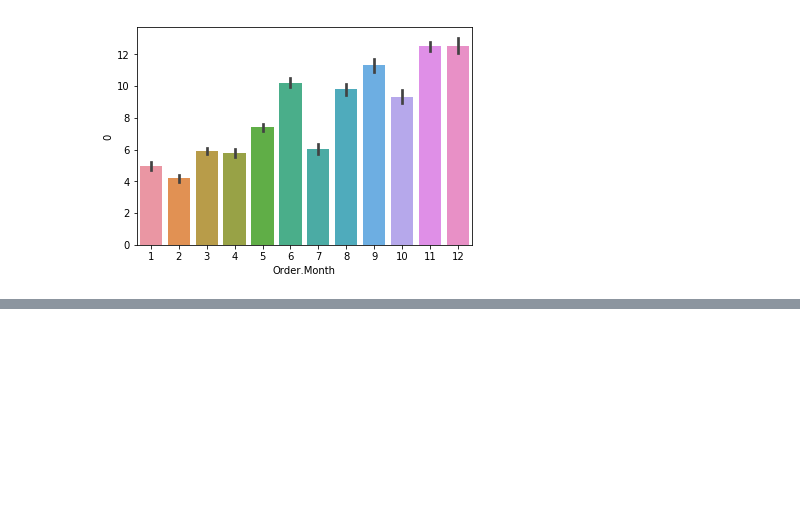
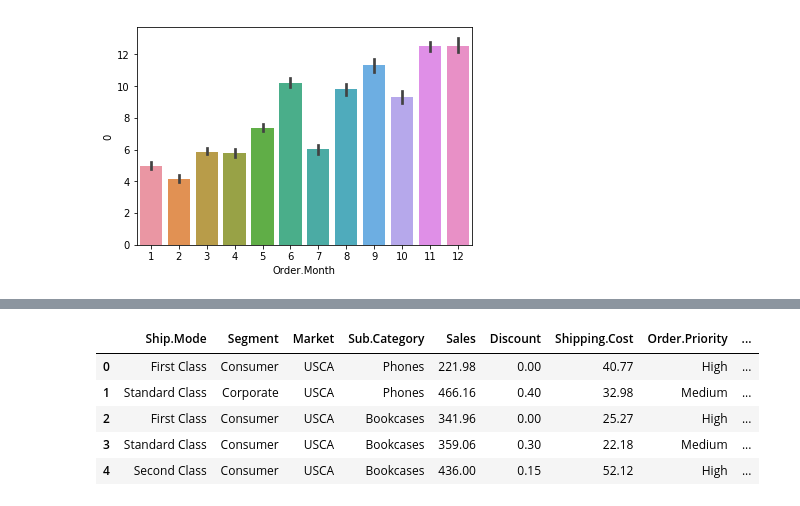
Before and after one commit to cchen17/machine-learning_house-prices, a Jupyter notebook: dave/machine_learning_lab/MachineLearningLab_DavidCorrigan.ipynb, the cells around one changed output, grey strips where cells are left out. Cells and saved outputs as stored; diff of their text form; code cells hidden in the pictures; blank space fills up the shorter version.

```diff
--- a/dave/MachineLearningLab_DavidCorrigan.ipynb
+++ b/dave/machine_learning_lab/MachineLearningLab_DavidCorrigan.ipynb
@@ -121,0 +419,2 @@ orders3.head()
+# %%
+OrdersMerged = OrdersMerged.drop(['Order.Month'], axis=1)
@@ -121,0 +442,2 @@ orders3.head()
+# %%
+OrdersMerged = OrdersMerged.drop(['Country', 'State'], axis=1)
@@ -121,0 +465,14 @@ orders3.head()
+# %%
+OrdersMerged = OrdersMerged.drop(['Product.Name'], axis=1)
+# %%
+#We can also get rid of profit, which should be highly dependent on the "discount" variable, and "Category", which is simply the parent of Sub.Category
+OrdersMerged = OrdersMerged.drop(['Profit', 'Category'], axis=1)
+# %%
+OrdersMerged.head()
+# %% [output]
+|  | Ship.Mode | Segment | Market | Sub.Category | Sales | Discount | Shipping.Cost | Order.Priority | ... |
+| 0 | First Class | Consumer | USCA | Phones | 221.98 | 0.00 | 40.77 | High | ... |
+| 1 | Standard Class | Corporate | USCA | Phones | 466.16 | 0.40 | 32.98 | Medium | ... |
+| 2 | First Class | Consumer | USCA | Bookcases | 341.96 | 0.00 | 25.27 | High | ... |
+| 3 | Standard Class | Consumer | USCA | Bookcases | 359.06 | 0.30 | 22.18 | Medium | ... |
+| 4 | Second Class | Consumer | USCA | Bookcases | 436.00 | 0.15 | 52.12 | High | ... |
```
Also changed, not shown: parts of 42 cells of this notebook, 2 other files.
